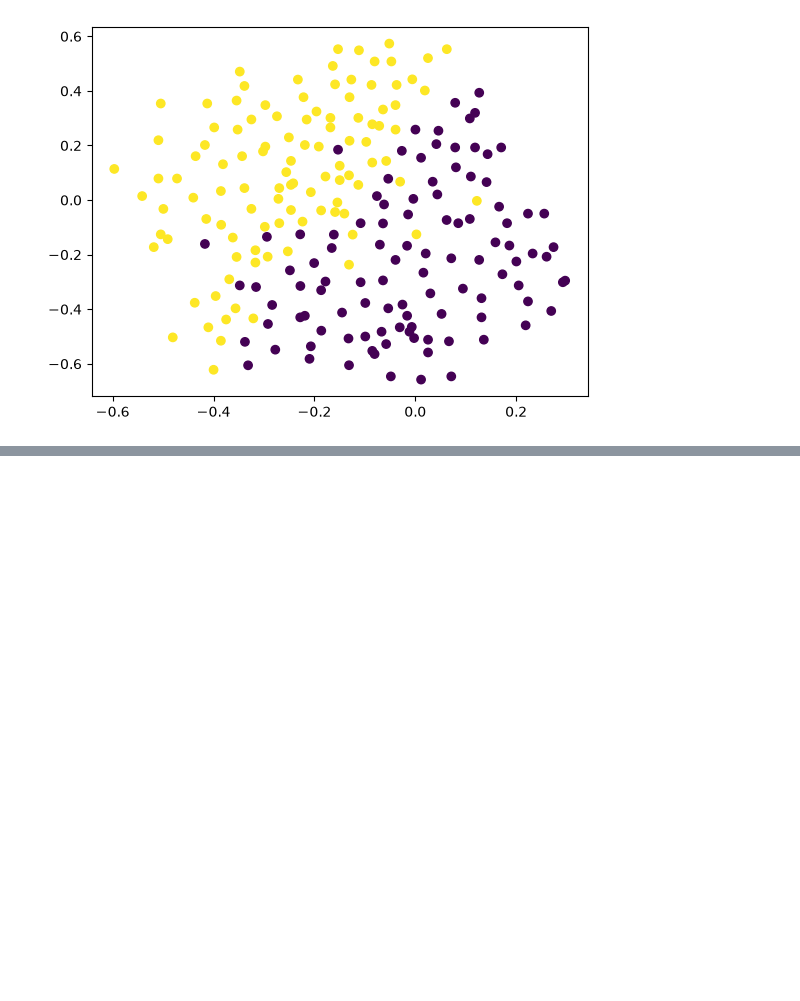
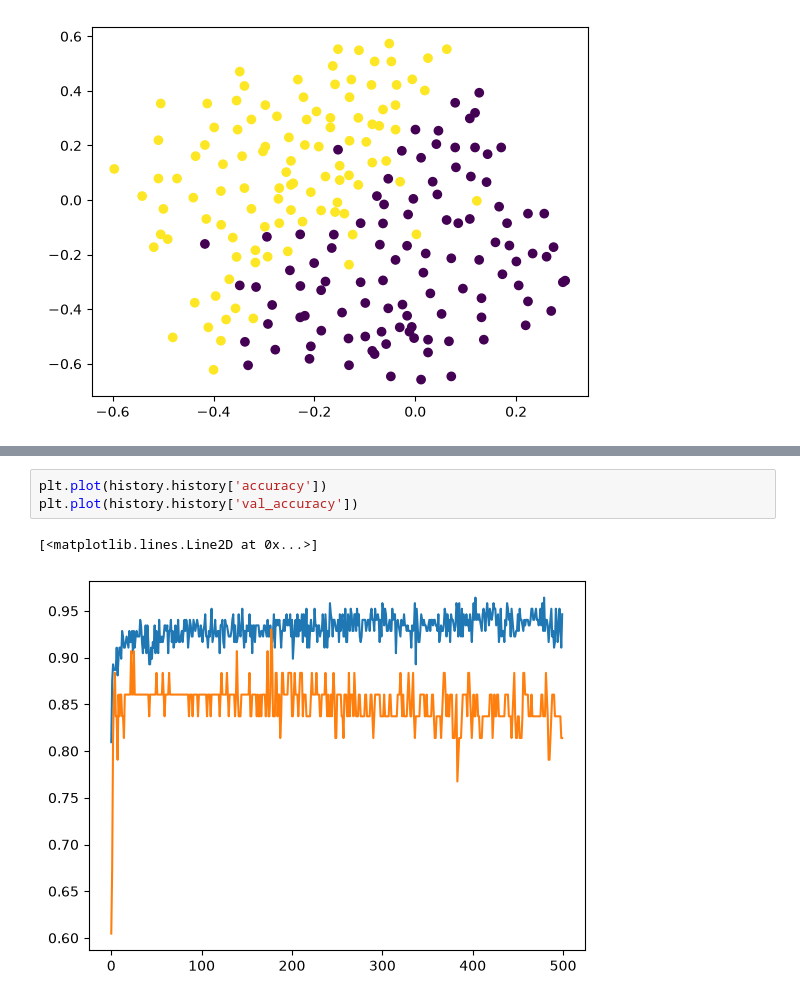
Before and after one commit to yuvraj619/Daily-DeepLearning, a Jupyter notebook: Day7_Dropout_regression.ipynb, the cells around one changed output, grey strips where cells are left out. Drawn from its saved outputs; the diff is of its cells as text; blank space fills up the shorter version.

```diff
--- a/Day7_Dropout_regression.ipynb
+++ b/Day7_Dropout_regression.ipynb
@@ -281,0 +321,6 @@ plt.plot(history.history['val_accuracy'])
+# %%
+plt.plot(history.history['accuracy'])
+plt.plot(history.history['val_accuracy'])
+# %% [output]
+[<matplotlib.lines.Line2D at 0x...>]
+[figure, added]
```
Also changed, not shown: parts of 6 cells of this notebook.
